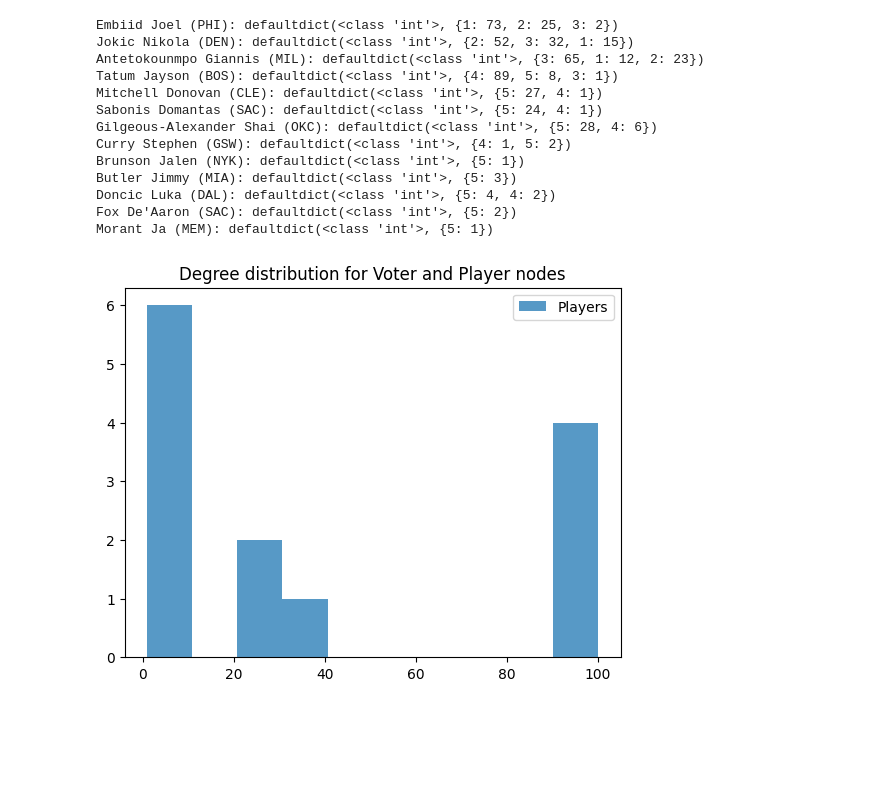
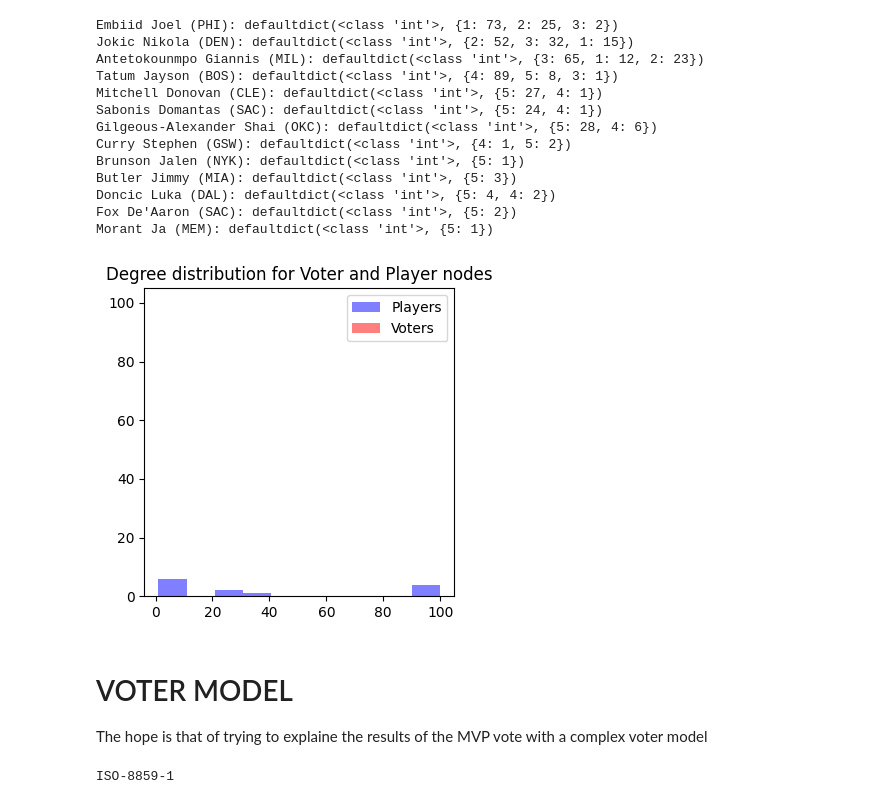
Before and after one commit to Isi2000/NX, a Jupyter notebook: NBA_GRAPHS.ipynb, the cells around one changed output. Saved outputs shown, nothing was run; the diff lists cells and outputs as text; code cells hidden in the pictures; blank space fills up the shorter version.

Commit message:
dynamics for voting model

```diff
--- a/NBA_GRAPHS.ipynb
+++ b/NBA_GRAPHS.ipynb
@@ -114,12 +114,25 @@ Morant Ja (MEM): defaultdict(<class 'int'>, {5: 1})
 # %%
 voters_degree = [d for n, d in B.degree() if B.nodes[n]['bipartite'] == 0]
 players_degree = [d for n, d in B.degree() if B.nodes[n]['bipartite'] == 1]
 
 
-plt.figure()
-plt.hist(players_degree, alpha=0.75, label="Players")
+plt.figure(figsize = (4, 4))
+plt.hist(players_degree, alpha=0.5, label="Players", color = 'Blue')
+plt.hist(voters_degree, alpha=0.5, label="Voters", color= 'Red')
 plt.title("Degree distribution for Voter and Player nodes")
 plt.legend()
 plt.show()
 # %% [output]
-[figure, old version]
+[figure, new version]
+# %% [markdown]
+# VOTER MODEL
+
+The hope is that of trying to explaine the results of the MVP vote with a complex voter model
+# %%
+import chardet
+
+with open('/content/NX/JT_DATA.txt', 'rb') as rawdata:
+    result = chardet.detect(rawdata.read())
+    print(result['encoding'])
+# %% [output]
+ISO-8859-1
```
Also changed, not shown: parts of 7 cells of this notebook.
